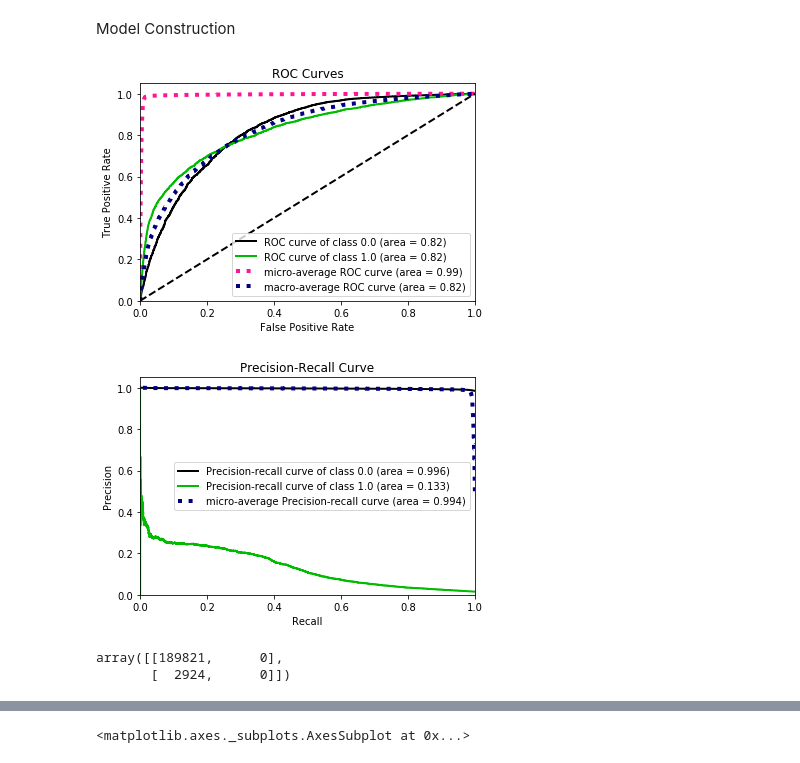
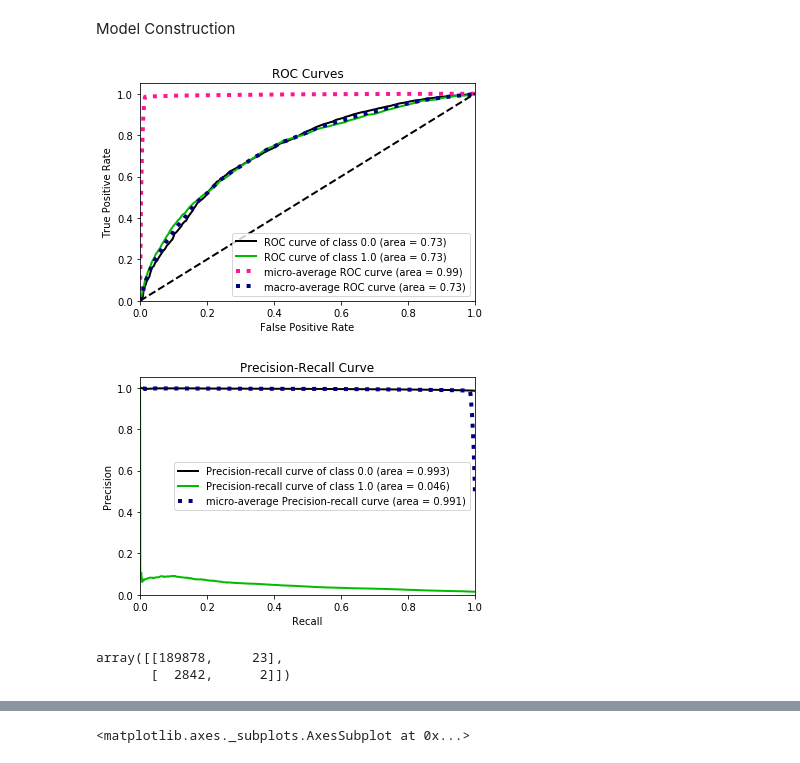
Before and after one commit to JasonChan07/police_stops, a Jupyter notebook: WI Police Stops.ipynb, the cells around one changed output, grey strips where cells are left out. Cells and saved outputs as stored; diff of their text form; code cells hidden in the pictures.

Commit message:
random forest only

```diff
--- a/WI Police Stops.ipynb
+++ b/WI Police Stops.ipynb
@@ -164,19 +132,10 @@ hour = stops_copy['stop_time'].dt.hour
-# %%
-# encode cyclical, day of year
-stops_copy = encode(stops_copy, 'day_of_year', 365)
-
-# encode cyclical, month
-stops_copy = encode(stops_copy, 'month', 12)
-
-# encode cyclical, hour
-stops_copy['hour_sin'] = np.sin(2 * np.pi * hour/23.0)
-stops_copy['hour_cos'] = np.cos(2 * np.pi * hour/23.0)
-
-# select relevant columns
-stops_copy = stops_copy[['location_raw', 'gender', 'driver_race', 'day_of_week', 'month_sin', 'month_cos', 'day_of_year_sin', 'day_of_year_cos', 'year', 'hour_sin', 'hour_cos', 'search_conducted']]
-
-# dummy encode counties, driver_race, day of the week, year
-stops_enc = pd.get_dummies(data = stops_copy, columns = ['location_raw', 'driver_race', 'day_of_week', 'year'])
-
-# remove any rows with missing values
-stops_enc = stops_enc.dropna()
+# %%
+# select relevant columns
+stops_copy = stops_copy[['gender', 'driver_race','hour', 'weekend', 'holiday', 'search_conducted']]
+
+# dummy encode driver race
+stops_enc = pd.get_dummies(data = stops_copy, columns = ['driver_race'])
+
+# remove any rows with missing values
+stops_enc = stops_enc.dropna()
+stops_enc.head()
@@ -190,15 +156,15 @@ np.random.seed(0)
 y = stops_enc['search_conducted']
 x = stops_enc.drop(['search_conducted'], axis = 1)
 
-# split into train and test set, stratify
-train_x, test_x, train_y, test_y = train_test_split(x, y, test_size = 0.25, random_state = 0, stratify = y)
+# split into train and test set
+train_x, test_x, train_y, test_y = train_test_split(x, y, test_size = 0.25, random_state = 0)
 
 # set parameters
 parameters = {'bootstrap': True,
              'min_samples_leaf': 3,
-             'n_estimators': 50,
+             'n_estimators': 500,
              'min_samples_split': 10,
-             'max_features': 'sqrt',
+             'class_weight': {0:1,1:5}
              }
 
 # define model
@@ -209,26 +177,27 @@ rf_fit = rf_model.fit(train_x, train_y)
 # %%
 # randomforest predictions as probabilities
 rf_probs = rf_fit.predict_proba(test_x)
 
 # class predictions
 rf_preds = rf_fit.predict(test_x)
 
 # ROCR cuve, AUC
-skplt.metrics.plot_roc(test_y, rf_probs)
+s
+kplt.metrics.plot_roc(test_y, rf_probs)
 plt.show()
 
 # Precision-Recall Curve
 
 skplt.metrics.plot_precision_recall(test_y, rf_probs)
 plt.show()
 
 # confusion matrix
 confusion_matrix(test_y, rf_preds)
 # %% [output]
-[figure, old version]
+[figure, new version]
-[figure, old version]
+[figure, new version]
-array([[189821,      0],
-       [  2924,      0]])
+array([[189878,     23],
+       [  2842,      2]])
 # %%
 # feature importance
 pd.DataFrame(rf_model.feature_importances_,
```
Also changed, not shown: parts of 12 cells of this notebook.
